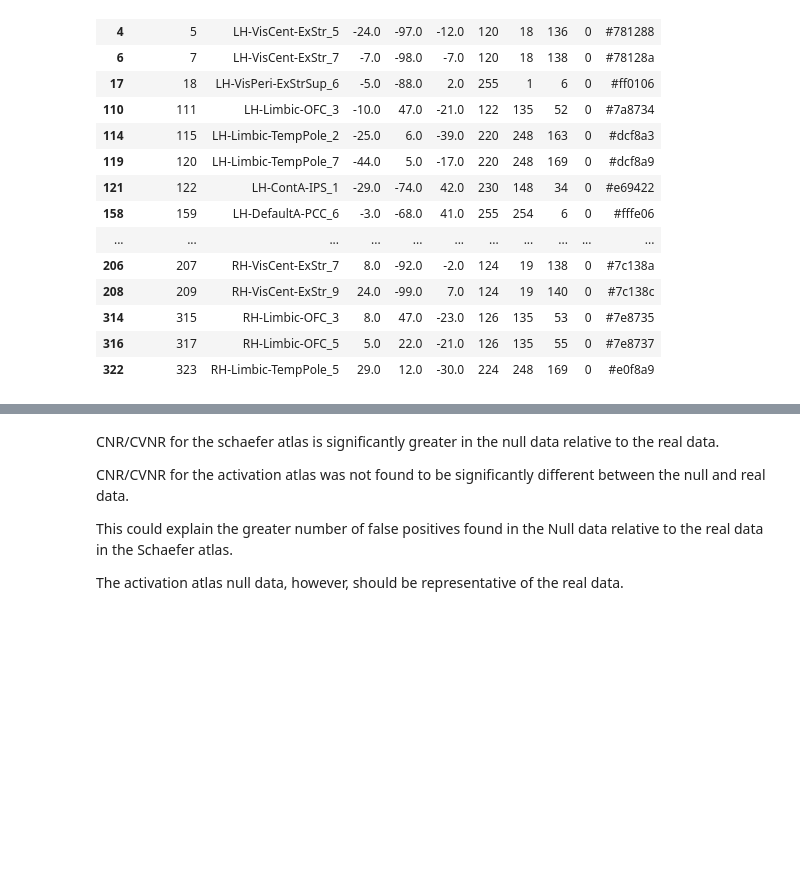
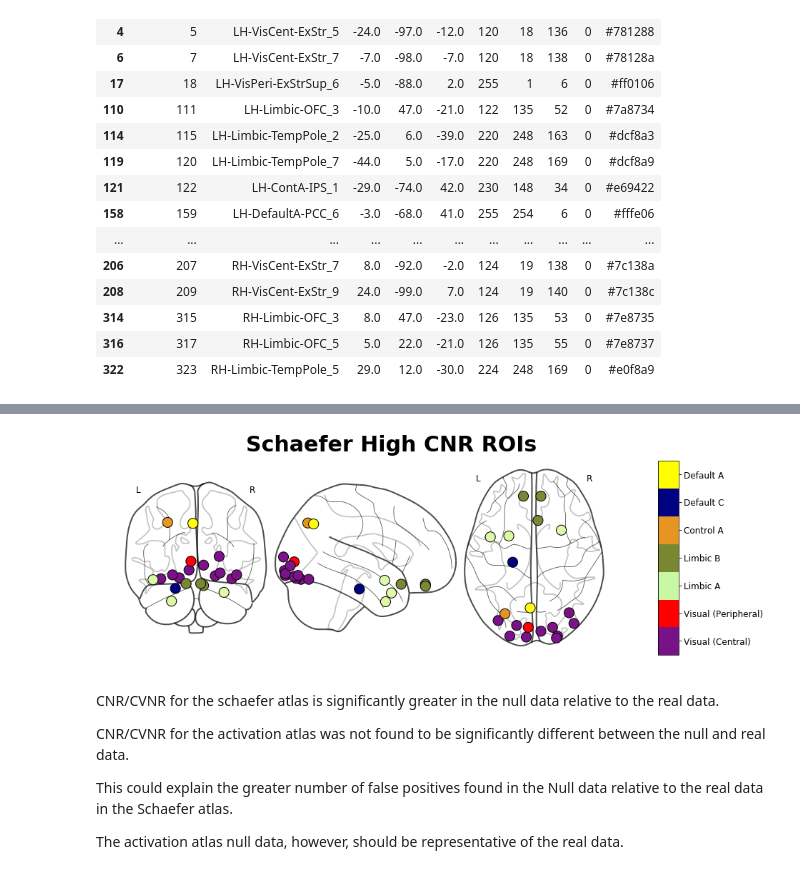
Before and after one commit to jdkent/BetaSeriesRealDataAnalysis, a Jupyter notebook: nibsAnalysis/cnr_trial_variability.ipynb, the cells around one changed output, grey strips where cells are left out. Cells and saved outputs as stored; diff of their text form; code cells hidden in the pictures; blank space fills up the shorter version.

```diff
--- a/nibsAnalysis/cnr_trial_variability.ipynb
+++ b/nibsAnalysis/cnr_trial_variability.ipynb
@@ -881,27 +904,29 @@ color_dict = {
 # %%
 fig, axs = plt.subplots(ncols=2, figsize=(14, 5), gridspec_kw={'width_ratios': [23/24, 1/24]})
 
 plotting.plot_connectome(np.eye(schaeferbest_centroid_coords.shape[0]),
                          schaeferbest_info[["R", "A", "S"]].values,
                          node_color=[colors.to_hex(rgb / 255) for rgb in schaeferbest_info[["r", "g", "b"]].values],
                          node_size=200, node_kwargs={'edgecolors': "k"},
                          axes=axs[0])
 
 # make the color bar
 colors.ListedColormap(color_dict.values())
 colorbar = mpl.colorbar.ColorbarBase(
     axs[1],
     cmap=colors.ListedColormap(color_dict.values()),
     orientation='vertical',
     boundaries=range(len(color_dict)+1))
 r = float(len(color_dict))
 colorbar.set_ticks([0.0 + r / int(r) * (0.5 + i) for i in range(int(r))])
 colorbar.set_ticklabels(list(color_dict.keys()))
 colorbar.ax.tick_params(labelsize=12)
 
 fig.suptitle("Schaefer High CNR ROIs", size=30, weight="heavy");
 
-save_eps(fig, "schaefer_high_cnr_rois")
+save_eps(fig, "./outputs/schaefer_high_cnr_rois")
+# %% [output]
+[figure, added]
 # %% [markdown]
 CNR/CVNR for the schaefer atlas is significantly greater in the null data relative to the real data.
 
```
Also changed, not shown: parts of 1 cell of this notebook.
